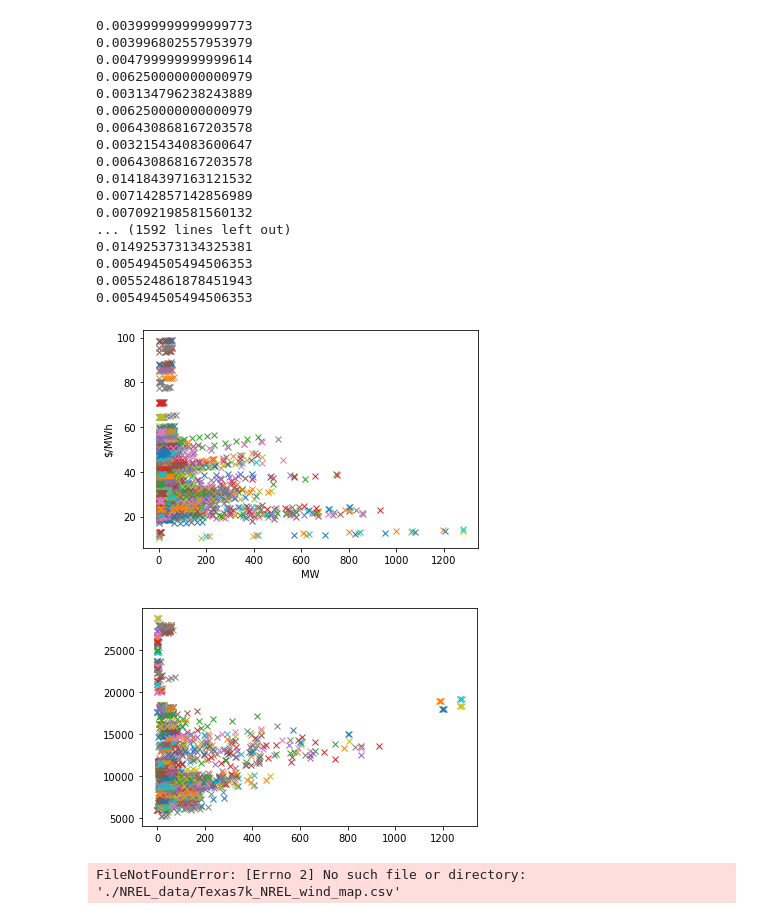
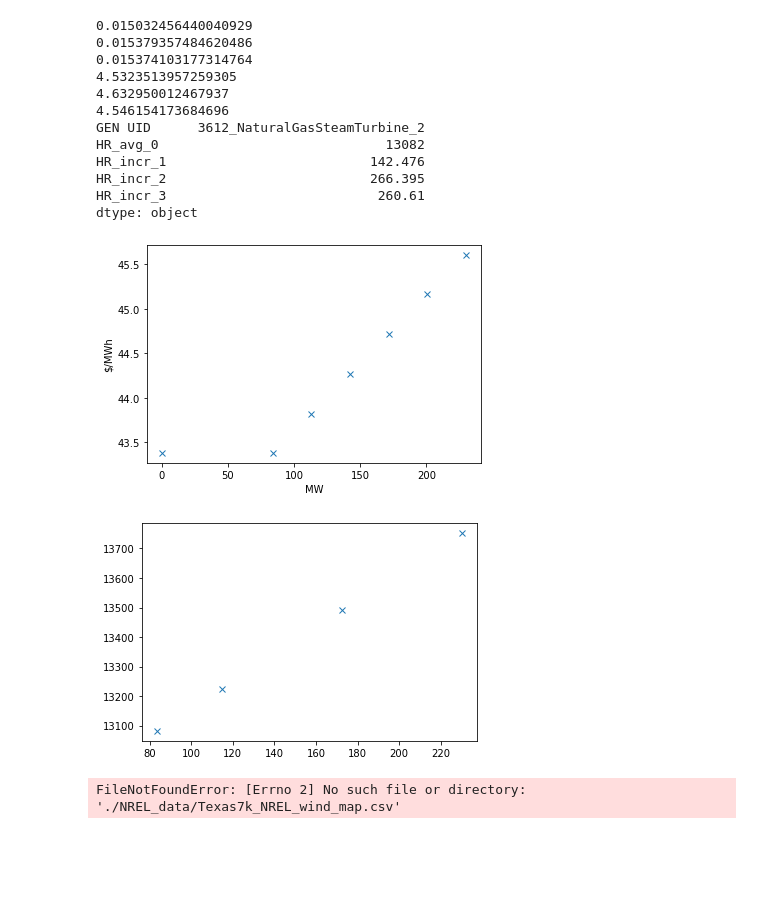
Before and after one commit to EthanReese/texas_7k_data, a Jupyter notebook: Data cleaning.ipynb, the cells around one changed output. Drawn from its saved outputs; the diff is of its cells as text; code cells hidden in the pictures; blank space fills up the shorter version.

Commit message:
reran with the linearized curves

```diff
--- a/Data cleaning.ipynb
+++ b/Data cleaning.ipynb
@@ -184,55 +185,54 @@ def apply_interpolation(x):
     mw = np.array([0, x["MW Break 1"], x["MW Break 2"], x["MW Break 3"], x["MW Break 4"], x["MW Break 5"], x["PMax MW"]]) # units: MWh
     # MWh price in heat cost curve for bus 111184 (cells F,H,J,L,N2 in powerworld_curves.csv)
     slope = (x["MWh Price 5"]-x["MWh Price 4"])/(x["MW Break 5"] - x["MW Break 4"])
     y_fin = (slope *(x["PMax MW"] - x["MW Break 5"])) + x["MWh Price 5"]
     print((x["MWh Price 5"]-x["MWh Price 4"])/(x["MW Break 5"] - x["MW Break 4"]))
     print((x["MWh Price 4"]-x["MWh Price 3"])/(x["MW Break 4"] - x["MW Break 3"]))
     print((x["MWh Price 3"]-x["MWh Price 2"])/(x["MW Break 3"] - x["MW Break 2"]))
     mwh_price = np.array([x["MWh Price 1"],x["MWh Price 1"], x["MWh Price 2"], x["MWh Price 3"], x["MWh Price 4"], x["MWh Price 5"], y_fin]) # Units: $/MWh
     plt.figure(1)
     plt.plot(mw, mwh_price, 'x')
     plt.xlabel("MW")
     plt.ylabel("$/MWh")
     BTU_per_kWh = (mwh_price / fuel_cost) * 1000
     output_pct = np.array([x["Output_pct_0"], x["Output_pct_1"], x["Output_pct_2"], x["Output_pct_3"]])
     PMax = x["PMax MW"]
 
-    interpolated = interp1d(mw, BTU_per_kWh, kind='linear')
+    interpolated = interp1d(mw, BTU_per_kWh, kind='quadratic')
     HR = interpolated(output_pct * PMax)
     plt.figure(2)
     plt.plot(output_pct*PMax, HR, 'x')
+    print((HR[3]-HR[2])/(output_pct[3]*PMax-output_pct[2]*PMax))
+    print((HR[2]-HR[1])/(output_pct[2]*PMax-output_pct[1]*PMax))
+    print((HR[1]-HR[0])/(output_pct[1]*PMax-output_pct[0]*PMax))
+
     return pd.Series([x["GEN UID"], HR[0], HR[1]-HR[0], HR[2]-HR[1], HR[3]-HR[2]], index = ["GEN UID", "HR_avg_0", "HR_incr_1", "HR_incr_2", "HR_incr_3"])
     # plt.figure(2)
     # plt.plot(output_pct, HR_average)
-hr = df.apply(apply_interpolation, axis=1)
+#hr = df.apply(apply_interpolation, axis=1)
 
 
 df = df.merge(hr, on="GEN UID", validate="one_to_one")
-# print(apply_interpolation(df.loc[220]))
+print(apply_interpolation(df.loc[220]))
 #apply_interpolation()
 df.dropna(subset=["Ramp Rate MW/Min"], inplace=True)
 
 df.to_csv("./gen_step_5.csv")
 # %% [output]
-0.003999999999999773
-0.003996802557953979
-0.004799999999999614
-0.006250000000000979
-0.003134796238243889
-0.006250000000000979
-0.006430868167203578
-0.003215434083600647
-0.006430868167203578
-0.014184397163121532
-0.007142857142856989
-0.007092198581560132
-... (1592 lines left out)
-0.014925373134325381
-0.005494505494506353
-0.005524861878451943
-0.005494505494506353
+0.015032456440040929
+0.015379357484620486
+0.015374103177314764
+4.5323513957259305
+4.632950012467937
+4.546154173684696
+GEN UID      3612_NaturalGasSteamTurbine_2
+HR_avg_0                             13082
+HR_incr_1                          142.476
+HR_incr_2                          266.395
+HR_incr_3                           260.61
+dtype: object
-[figure, old version]
+[figure, new version]
-[figure, old version]
+[figure, new version]
 # %%
 df = pd.read_csv("./gen_step_5.csv")
 
```
Also changed, not shown: parts of 1 cell of this notebook, 7 other files.
